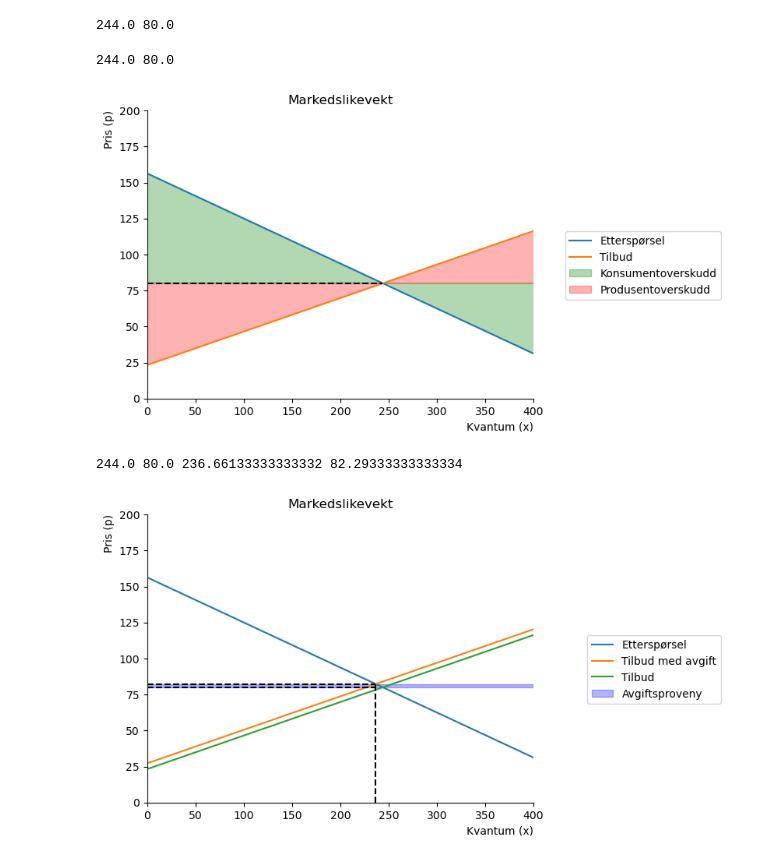
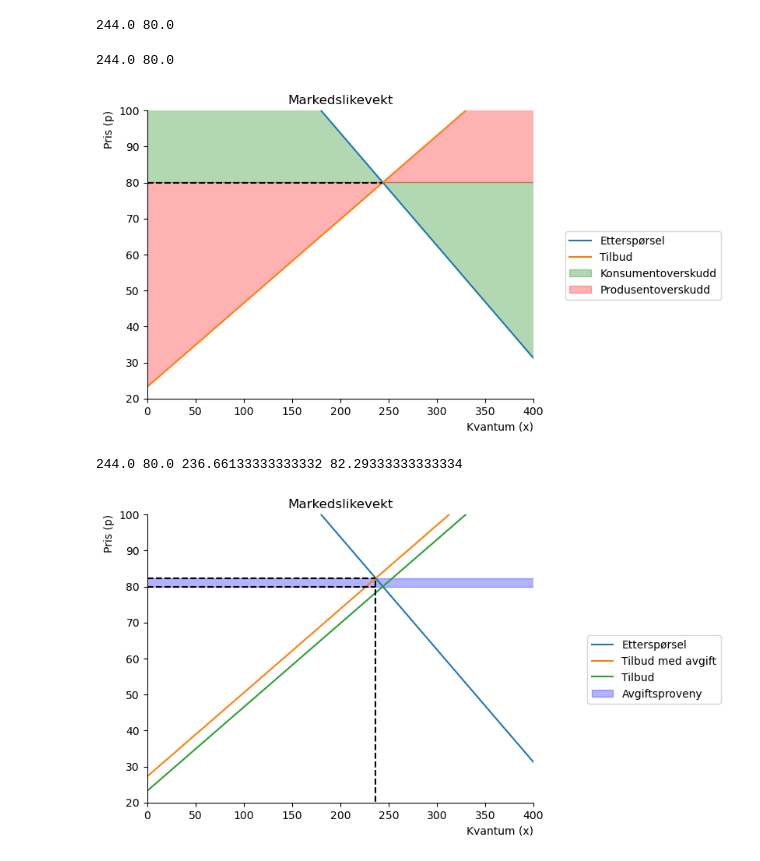
Before and after one commit to Danieljoha/Sok-1006, a Jupyter notebook: Arbeidskrav_3.ipynb, the cells around one changed output. Saved outputs shown, nothing was run; the diff lists cells and outputs as text; code cells hidden in the pictures.

```diff
--- a/Arbeidskrav_3.ipynb
+++ b/Arbeidskrav_3.ipynb
@@ -156,7 +156,7 @@ print(x_eq_fn_uten_avgift, p_eq_fn_uten_avgift)
 # %% [output]
 244.0 80.0
 # %%
-x_num=np.linspace(0.1,200,100)
+x_num=np.linspace(0.1,100,100)
 q = np.linspace(0,p_eq_fn_uten_avgift,100)
 
 
@@ -170,7 +170,7 @@ def create_ax():
                 ax.set_ylabel('Pris (p)', loc='top')
                 ax.set_xlabel('Kvantum (x)', loc='right')
                 ax.set(xlim=(0,400))
-                ax.set(ylim=(0,200))
+                ax.set(ylim=(20,100))
                 ax.spines['top'].set_color('none')
                 ax.spines['right'].set_color('none')
 
@@ -191,36 +191,36 @@ ax.plot(supply(x_num, 0), x_num, label='Tilbud')
 
 
 
 
 ax.hlines(p_eq_fn_uten_avgift,0,x_eq_fn_uten_avgift, color='black',ls='dashed')
 #ax.vlines(x_eq_fn_uten_avgift,0,p_eq_fn_uten_avgift, color='black',ls='dashed')
 
 #ax.vlines(x_eq_fn_med_avgift,0,p_eq_fn_med_avgift, color='black',ls='dashed')
 #ax.hlines(p_eq_fn_med_avgift,0,x_eq_fn_med_avgift, color='black',ls='dashed')
 
 
 # tittel
 ax.set_title('Markedslikevekt')
 
 #vis navnene:
 ax.legend(bbox_to_anchor=(1.5,0.6));
 
 
 
 
 q = np.linspace(0,x_eq_fn_uten_avgift,100)
 
 
 ax.fill_between(demand(q), p_eq_fn_uten_avgift, q, color = "green",alpha = 0.3,label='Konsumentoverskudd')
 ax.fill_between(supply(q, 0), q, p_eq_fn_uten_avgift, color = "red",alpha = 0.3,label='Produsentoverskudd')
 
 ax.legend(bbox_to_anchor=(1.5,0.6))
 print(x_eq_fn_uten_avgift, p_eq_fn_uten_avgift)
 # %% [output]
 244.0 80.0
-[figure, old version]
+[figure, new version]
 # %%
-x_num=np.linspace(0.1,200,100)
+x_num=np.linspace(0.1,100,100)
 q = np.linspace(0,p_eq_fn_uten_avgift,100)
 
 
@@ -234,7 +234,7 @@ def create_ax():
                 ax.set_ylabel('Pris (p)', loc='top')
                 ax.set_xlabel('Kvantum (x)', loc='right')
                 ax.set(xlim=(0,400))
-                ax.set(ylim=(0,200))
+                ax.set(ylim=(20,100))
                 ax.spines['top'].set_color('none')
                 ax.spines['right'].set_color('none')
 
@@ -281,4 +281,4 @@ ax.legend(bbox_to_anchor=(1.5,0.6))
 print(x_eq_fn_uten_avgift, p_eq_fn_uten_avgift, x_eq_fn_med_avgift, p_eq_fn_med_avgift)
 # %% [output]
 244.0 80.0 236.66133333333332 82.29333333333334
-[figure, old version]
+[figure, new version]
```
